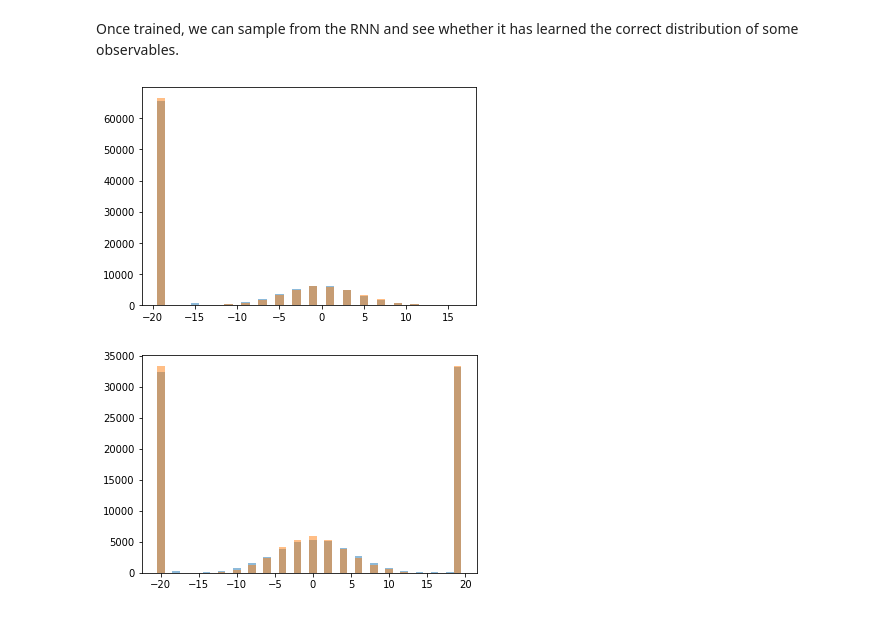
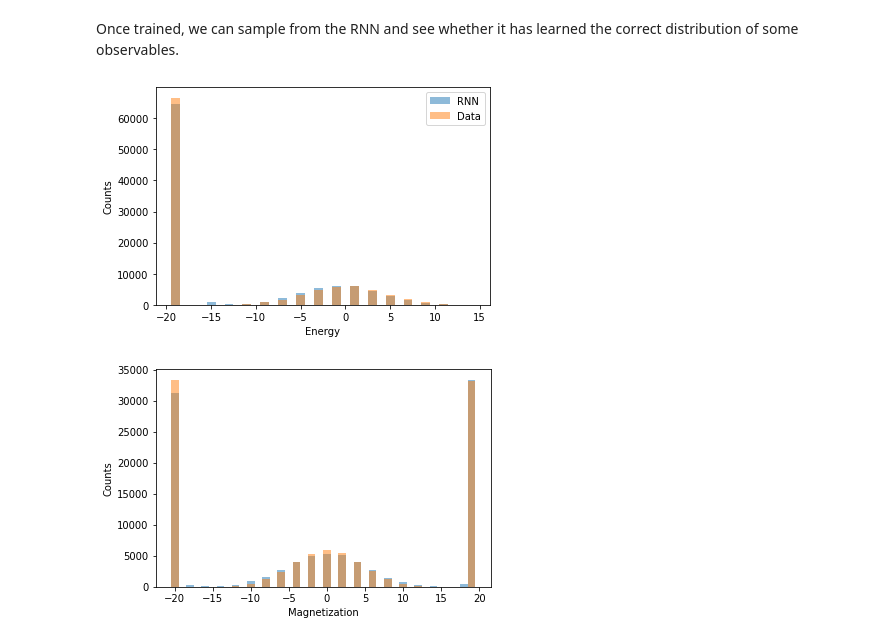
Before and after one commit to CLEANit/tutorials, a Jupyter notebook: generative_1dIsing_RNN.ipynb, the cells around one changed output. Saved outputs shown, nothing was run; the diff lists cells and outputs as text; code cells hidden in the pictures.

```diff
--- a/generative_1dIsing_RNN.ipynb
+++ b/generative_1dIsing_RNN.ipynb
@@ -152,14 +180,20 @@ Once trained, we can sample from the RNN and see whether it has learned the corr
 # %%
 samples =rnn.sample(100000).cpu().numpy()
 states = toy_1d_ising(100000, L)
 
-plt.hist(energy(samples), alpha =0.5, bins=np.arange(min(energy(samples)), max(energy(samples)) + 1, 1),  align= 'left')
-plt.hist(energy(states), alpha =0.5, bins=np.arange(min(energy(states)), max(energy(states)) + 1, 1), align= 'left')
+plt.hist(energy(samples), alpha =0.5, bins=np.arange(min(energy(samples)), max(energy(samples)) + 1, 1),  align= 'left', label = "RNN")
+plt.hist(energy(states), alpha =0.5, bins=np.arange(min(energy(states)), max(energy(states)) + 1, 1), align= 'left', label = "Data")
+plt.xlabel("Energy")
+plt.ylabel("Counts")
+plt.legend()
 plt.show()
 
 plt.hist(magnetization(samples), alpha =0.5, bins=np.arange(min(magnetization(samples)), max(magnetization(samples)) + 1, 1),  align= 'left')
 plt.hist(magnetization(states), alpha =0.5, bins=np.arange(min(magnetization(states)), max(magnetization(states)) + 1, 1),  align= 'left')
+plt.xlabel("Magnetization")
+plt.ylabel("Counts")
+
 plt.show()
 # %% [output]
-[figure, old version]
+[figure, new version]
-[figure, old version]
+[figure, new version]
```
Also changed, not shown: parts of 5 cells of this notebook.
